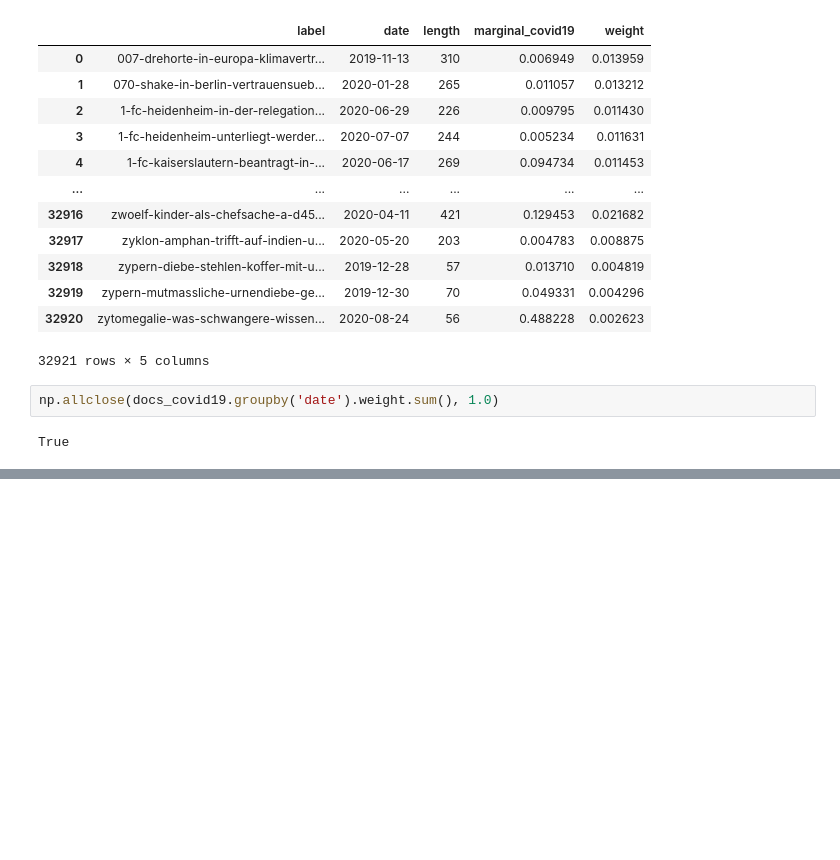
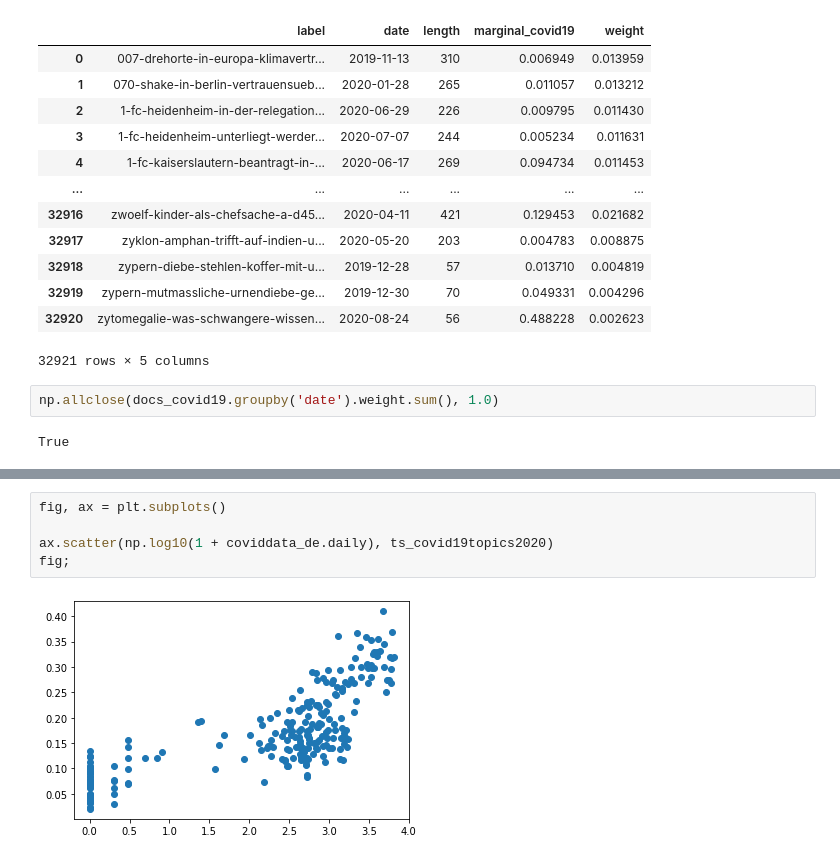
Before and after one commit to WZBSocialScienceCenter/tm_corona, a Jupyter notebook: tm_analysis.ipynb, the cells around one changed output, grey strips where cells are left out. Drawn from its saved outputs; the diff is of its cells as text; blank space fills up the shorter version.

```diff
--- a/tm_analysis.ipynb
+++ b/tm_analysis.ipynb
@@ -347,0 +397,7 @@ fig;
+# %%
+fig, ax = plt.subplots()
+
+ax.scatter(np.log10(1 + coviddata_de.daily), ts_covid19topics2020)
+fig;
+# %% [output]
+[figure, added]
```
Also changed, not shown: parts of 15 cells of this notebook, 1 other file.
